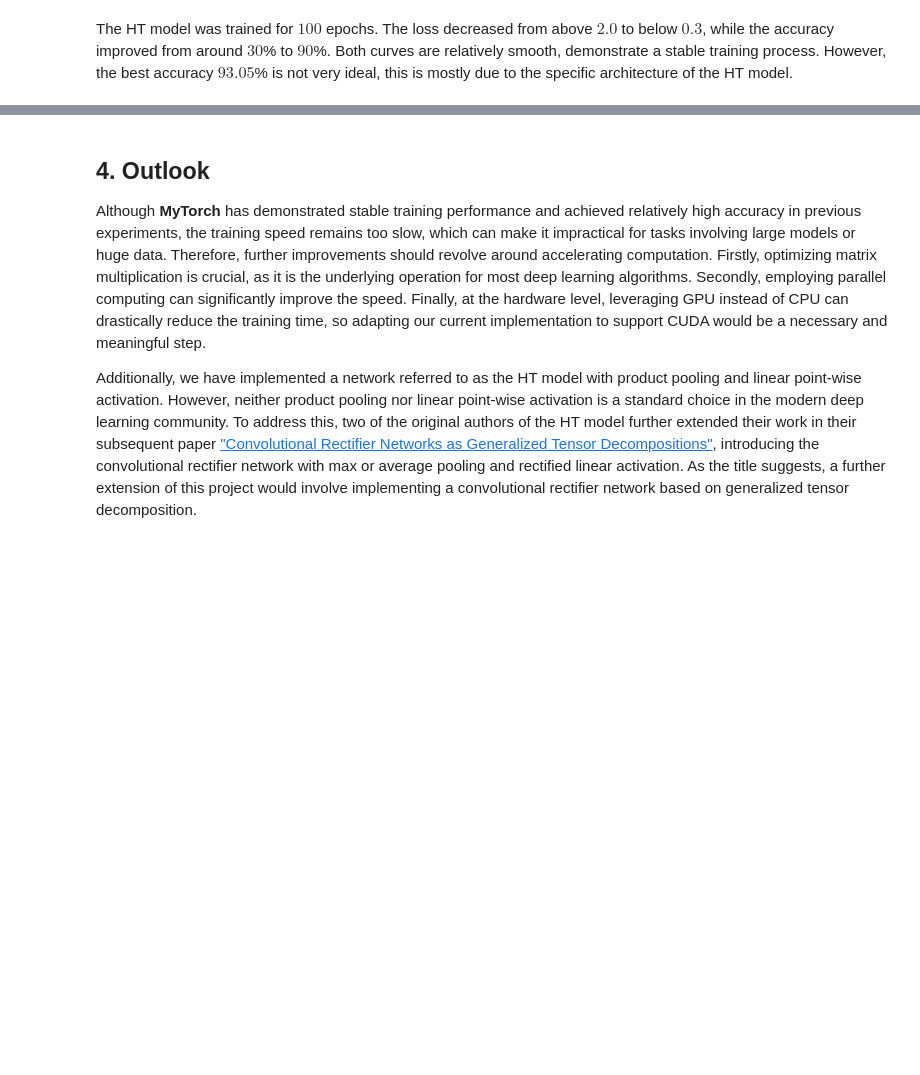
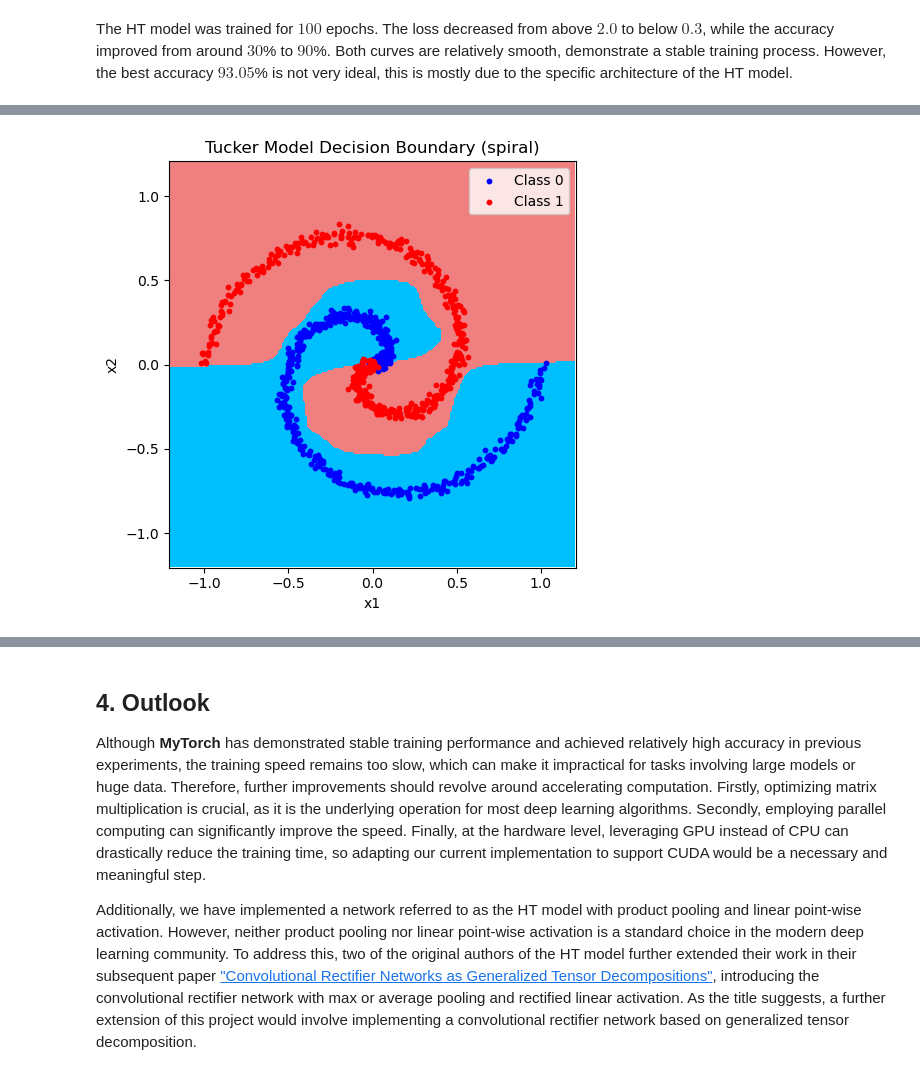
Before and after one commit to Yangshan-Xiang/MyTorch, a Jupyter notebook: report.ipynb, the cells around one changed output, grey strips where cells are left out. Cells and saved outputs as stored; diff of their text form; code cells hidden in the pictures; blank space fills up the shorter version.

```diff
--- a/report.ipynb
+++ b/report.ipynb
@@ -813,0 +882,4 @@ The HT model was trained for $100$ epochs. The loss decreased from above $2.0$ t
+# %%
+plot_boundary(model_tucker, xs_list, ys_list, device, 'Tucker Model Decision Boundary (spiral)')
+# %% [output]
+[figure, added]
```
Also changed, not shown: parts of 10 cells of this notebook, 2 other files.
